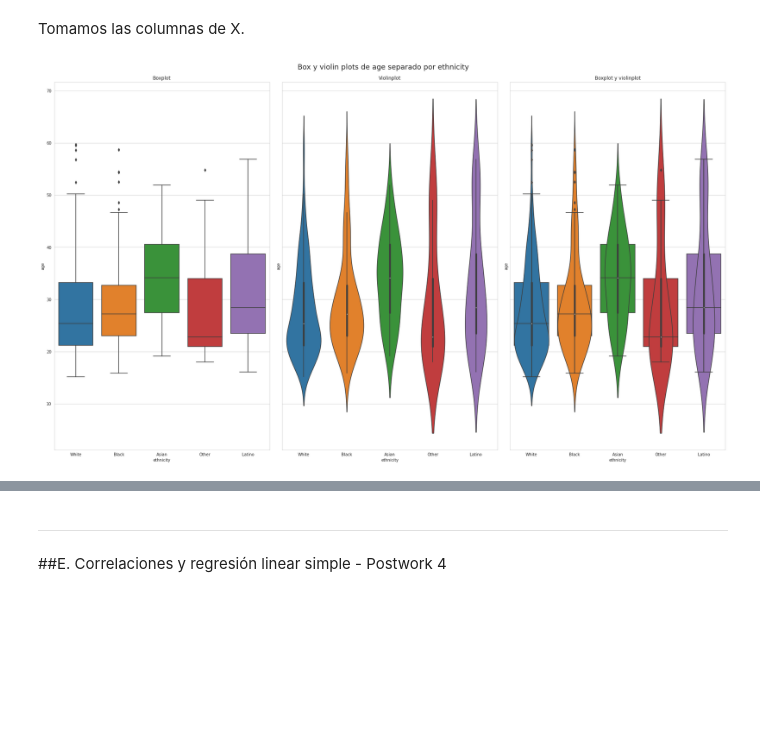
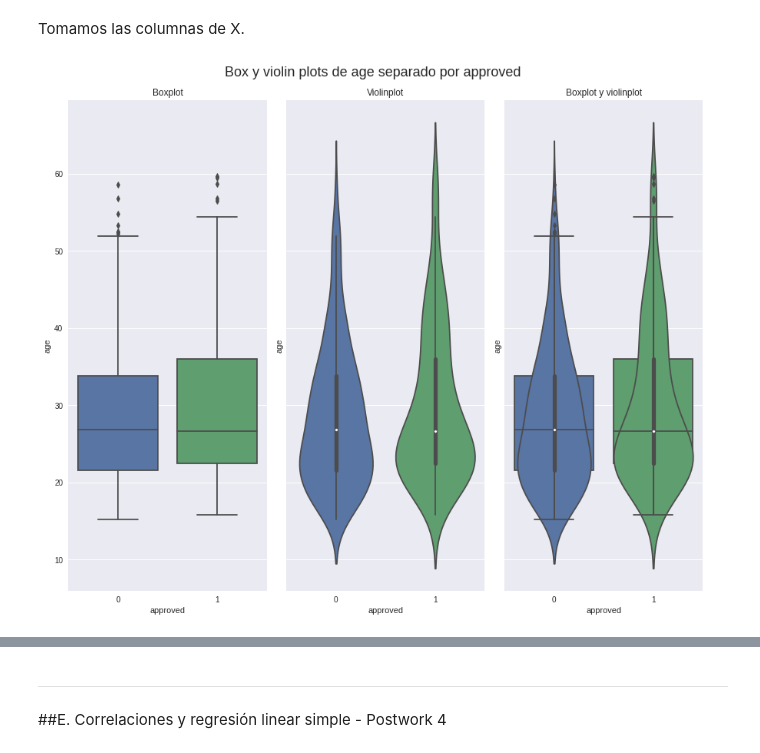
Before and after one commit to HanniaMele/bedu-equipo4-dataScience-M4, a Jupyter notebook: FinalProject_M4.ipynb, the cells around one changed output, grey strips where cells are left out. Drawn from its saved outputs; the diff is of its cells as text; code cells hidden in the pictures; blank space fills up the shorter version.

```diff
--- a/FinalProject_M4.ipynb
+++ b/FinalProject_M4.ipynb
@@ -1116,7 +1135,7 @@ Creamos la función `create_box_violin_plots` que automatiza la creación de vio
 #Generar función para poder crear boxplot, violinplot y su combinación por renglón de variables categóricas
 def create_box_violin_plots(df_completo, var_num, var_cat):
 
-  fig, axis = plt.subplots(nrows = 1, ncols = 3, figsize=(24, 14), sharex=True, sharey=True, constrained_layout=True)
+  fig, axis = plt.subplots(nrows = 1, ncols = 3, figsize=(12, 10), sharex=True, sharey=True, constrained_layout=True)
 
   sns.boxplot(data=df_completo, x=var_cat, y=var_num, ax=axis[0]);
   axis[0].set_title('Boxplot')
@@ -1132,6 +1151,6 @@ def create_box_violin_plots(df_completo, var_num, var_cat):
 # %% [markdown]
 Tomamos las columnas de X.
 # %%
-create_box_violin_plots(df_copy, 'age', 'ethnicity')
+create_box_violin_plots(df_copy, 'age', 'approved')
 # %% [output]
-[figure, old version]
+[figure, new version]
```
Also changed, not shown: parts of 27 cells of this notebook.
